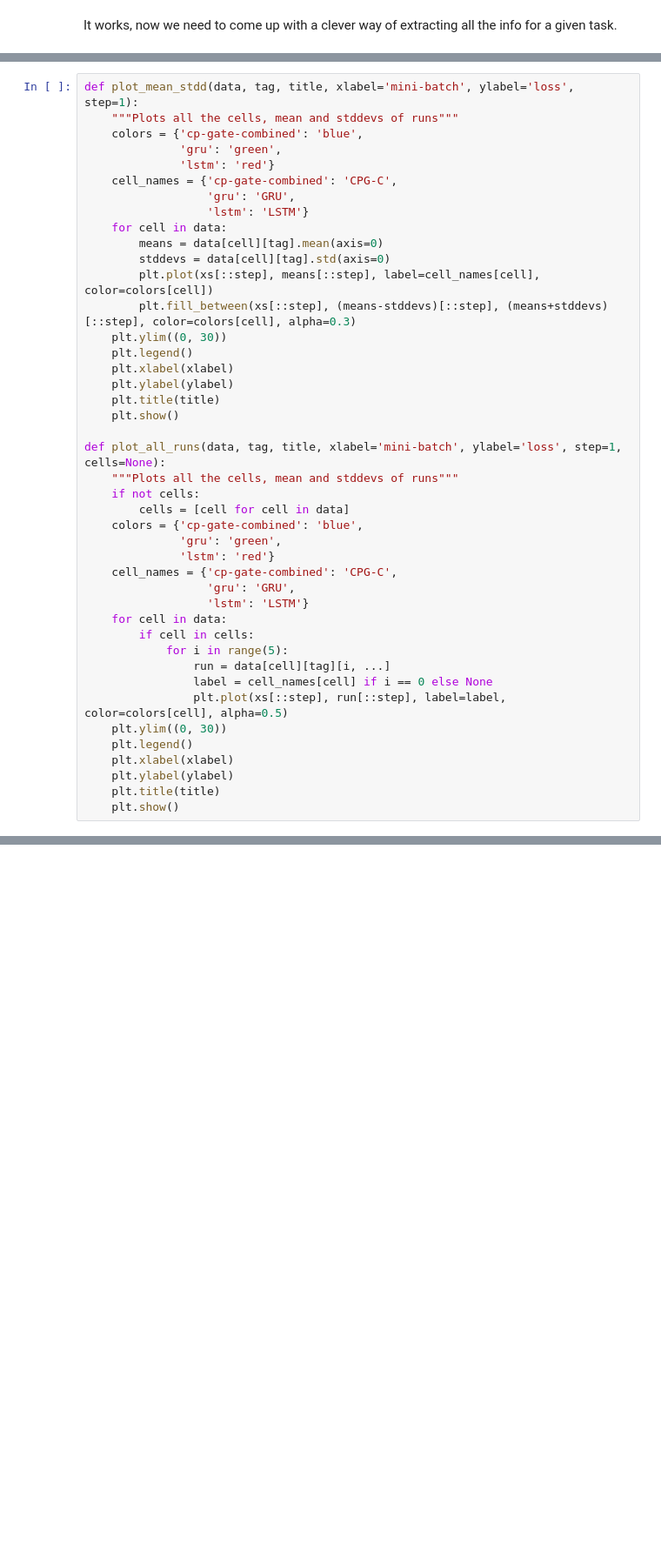
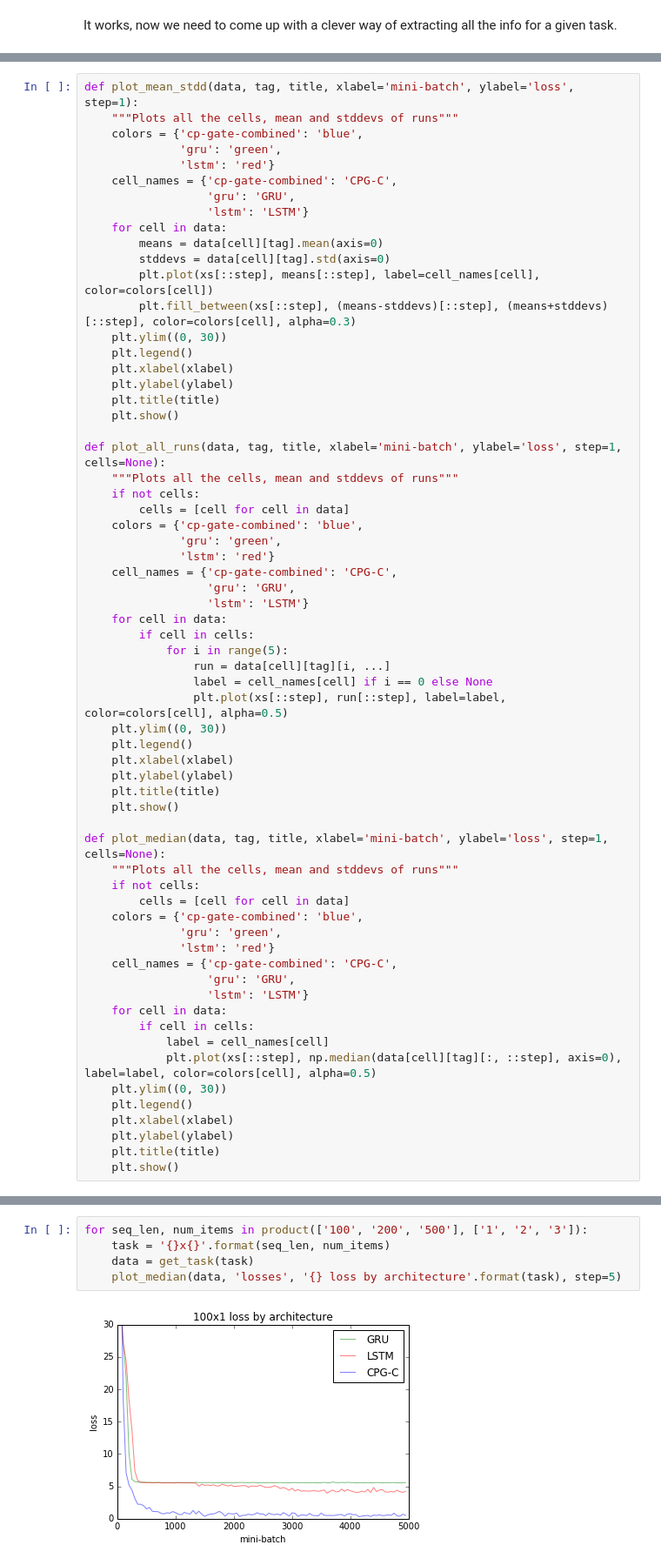
Before and after one commit to PFCM/489-notebooks, a Jupyter notebook: variable_binding.ipynb, the cells around one changed output, grey strips where cells are left out. Shown at 87% size. Drawn from its saved outputs; the diff is of its cells as text; blank space fills up the shorter version.

```diff
--- a/variable_binding.ipynb
+++ b/variable_binding.ipynb
@@ -94,6 +93,27 @@ def plot_all_runs(data, tag, title, xlabel='mini-batch', ylabel='loss', step=1,
     plt.ylabel(ylabel)
     plt.title(title)
     plt.show()
+
+def plot_median(data, tag, title, xlabel='mini-batch', ylabel='loss', step=1, cells=None):
+    """Plots all the cells, mean and stddevs of runs"""
+    if not cells:
+        cells = [cell for cell in data]
+    colors = {'cp-gate-combined': 'blue',
+              'gru': 'green',
+              'lstm': 'red'}
+    cell_names = {'cp-gate-combined': 'CPG-C',
+                  'gru': 'GRU',
+                  'lstm': 'LSTM'}
+    for cell in data:
+        if cell in cells:
+            label = cell_names[cell]
+            plt.plot(xs[::step], np.median(data[cell][tag][:, ::step], axis=0), label=label, color=colors[cell], alpha=0.5)
+    plt.ylim((0, 30))
+    plt.legend()
+    plt.xlabel(xlabel)
+    plt.ylabel(ylabel)
+    plt.title(title)
+    plt.show()
 # %%
 from itertools import product
 for seq_len, num_items in product(['100', '200', '500'], ['1', '2', '3']):
@@ -127,0 +148,7 @@ for seq_len, num_items in product(['100', '200', '500'], ['1', '2', '3']):
+# %%
+for seq_len, num_items in product(['100', '200', '500'], ['1', '2', '3']):
+    task = '{}x{}'.format(seq_len, num_items)
+    data = get_task(task)
+    plot_median(data, 'losses', '{} loss by architecture'.format(task), step=5)
+# %% [output]
+[figure, added]
```
Also changed, not shown: parts of 5 cells of this notebook.
